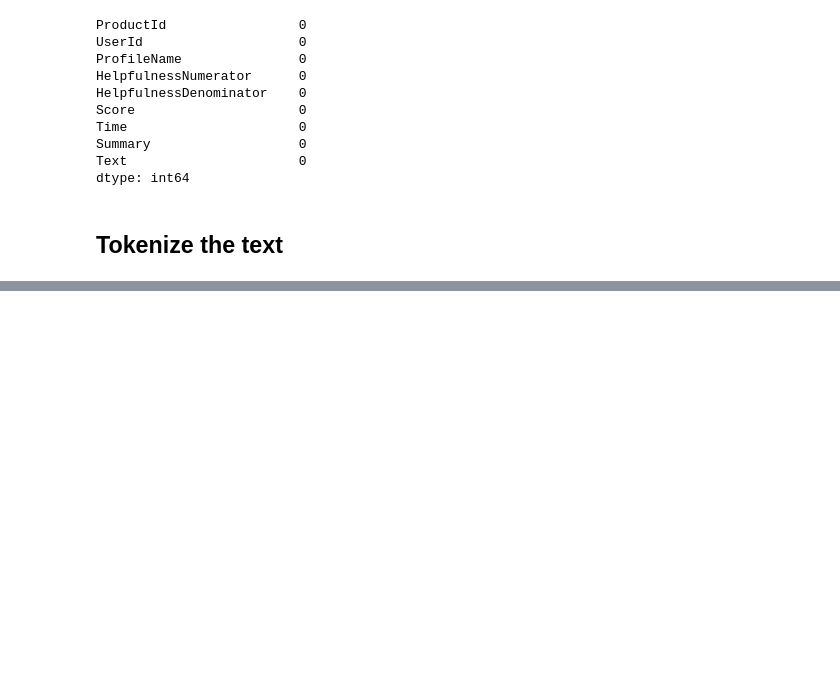
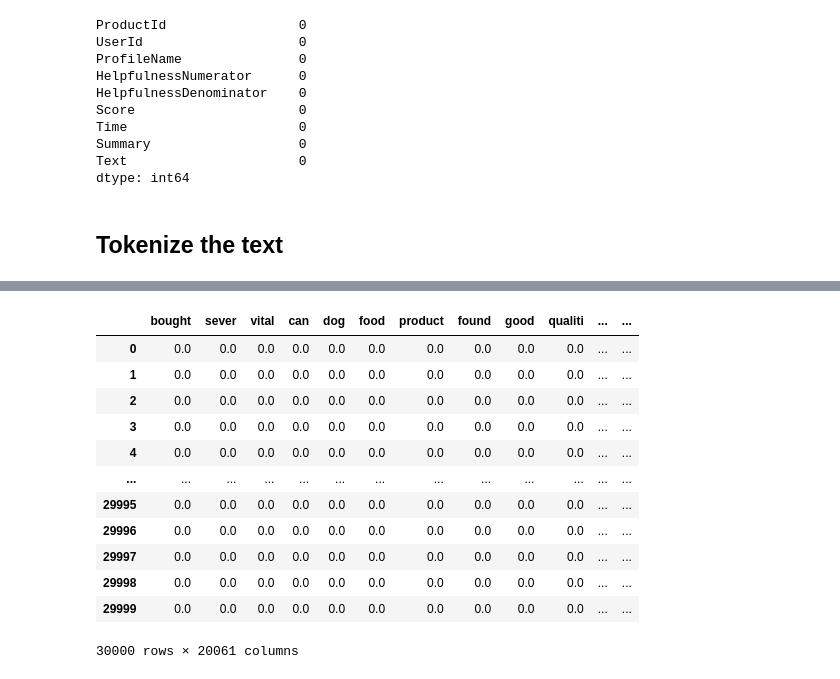
Before and after one commit to Jeremy98-alt/ADM-HW4, a Jupyter notebook: ADM-HW4(Q2).ipynb, the cells around one changed output, grey strips where cells are left out. Saved outputs shown, nothing was run; the diff lists cells and outputs as text; code cells hidden in the pictures; blank space fills up the shorter version.

```diff
--- a/ADM-HW4(Q2).ipynb
+++ b/ADM-HW4(Q2).ipynb
@@ -112,0 +142,4 @@ TypeError: 'coo_matrix' object is not subscriptable
+# %%
+dictionary = tfidf.vocabulary_
+dictionary = dict(zip(dictionary.values(), dictionary.keys()))
+dictionary
@@ -112,0 +164,10 @@ TypeError: 'coo_matrix' object is not subscriptable
+# %%
+%%time
+
+tfidf_matrix = tfidf_matrix.tocoo()
+values = list(tfidf_matrix.data)
+col_names = list(tfidf_matrix.col)
+
+df = pd.DataFrame(0.000, index=np.arange(len(dt)), columns = [dictionary[x] for x in dictionary.keys()])
+df
+# %% [output]
@@ -112,0 +175,13 @@ TypeError: 'coo_matrix' object is not subscriptable
+|  | bought | sever | vital | can | dog | food | product | found | good | qualiti | ... | ... |
+| 0 | 0.0 | 0.0 | 0.0 | 0.0 | 0.0 | 0.0 | 0.0 | 0.0 | 0.0 | 0.0 | ... | ... |
+| 1 | 0.0 | 0.0 | 0.0 | 0.0 | 0.0 | 0.0 | 0.0 | 0.0 | 0.0 | 0.0 | ... | ... |
+| 2 | 0.0 | 0.0 | 0.0 | 0.0 | 0.0 | 0.0 | 0.0 | 0.0 | 0.0 | 0.0 | ... | ... |
+| 3 | 0.0 | 0.0 | 0.0 | 0.0 | 0.0 | 0.0 | 0.0 | 0.0 | 0.0 | 0.0 | ... | ... |
+| 4 | 0.0 | 0.0 | 0.0 | 0.0 | 0.0 | 0.0 | 0.0 | 0.0 | 0.0 | 0.0 | ... | ... |
+| ... | ... | ... | ... | ... | ... | ... | ... | ... | ... | ... | ... | ... |
+| 29995 | 0.0 | 0.0 | 0.0 | 0.0 | 0.0 | 0.0 | 0.0 | 0.0 | 0.0 | 0.0 | ... | ... |
+| 29996 | 0.0 | 0.0 | 0.0 | 0.0 | 0.0 | 0.0 | 0.0 | 0.0 | 0.0 | 0.0 | ... | ... |
+| 29997 | 0.0 | 0.0 | 0.0 | 0.0 | 0.0 | 0.0 | 0.0 | 0.0 | 0.0 | 0.0 | ... | ... |
+| 29998 | 0.0 | 0.0 | 0.0 | 0.0 | 0.0 | 0.0 | 0.0 | 0.0 | 0.0 | 0.0 | ... | ... |
+| 29999 | 0.0 | 0.0 | 0.0 | 0.0 | 0.0 | 0.0 | 0.0 | 0.0 | 0.0 | 0.0 | ... | ... |
+30000 rows × 20061 columns
```
Also changed, not shown: parts of 19 cells of this notebook.
